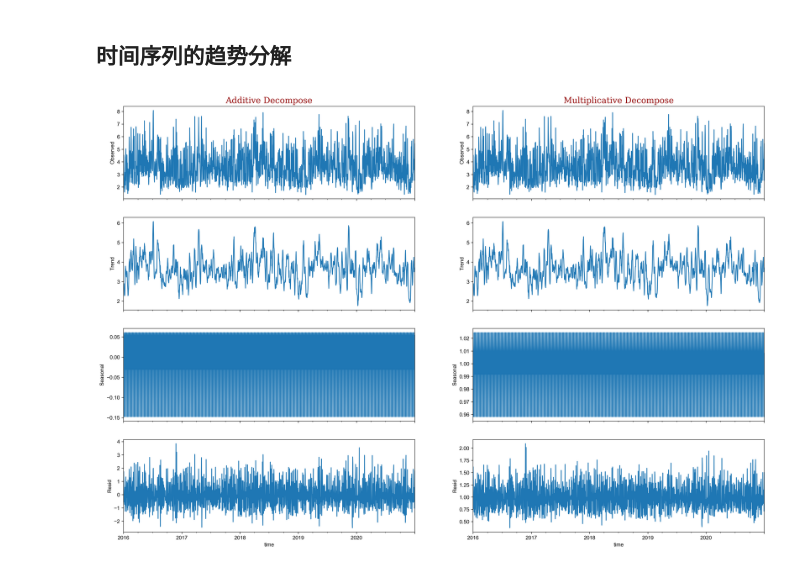
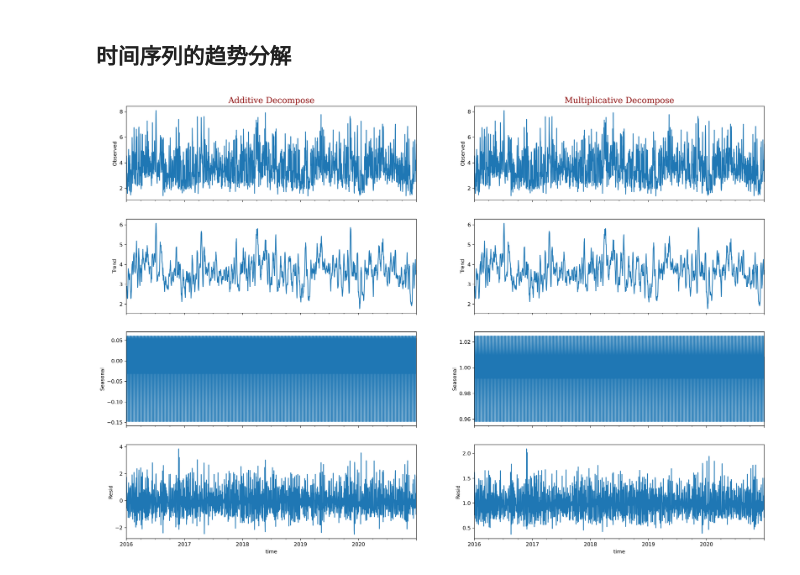
Before and after one commit to yuanzhoulvpi2017/tiny_python, a Jupyter notebook: python_GIS/0501_风向数据_针对nc文件.ipynb, the cells around one changed output. Cells and saved outputs as stored; diff of their text form; code cells hidden in the pictures.

```diff
--- a/python_GIS/0501_风向数据_针对nc文件.ipynb
+++ b/python_GIS/0501_风向数据_针对nc文件.ipynb
@@ -204,35 +206,38 @@ Text(0.5, 0, 'date')
 # %%
 # 导入包
 from statsmodels.tsa.seasonal import seasonal_decompose
 from dateutil.parser import parse
 # 乘法模型
 result_mul = seasonal_decompose(day_data['mean_ws'], model="multilicative", extrapolate_trend='freq')
 result_add = seasonal_decompose(day_data['mean_ws'], model="additive", extrapolate_trend='freq')
 font = {'family': 'serif',
         'color': 'darkred',
         'weight': 'normal',
         'size': 16,
         }
 # 画图
-fig, ax = plt.subplots(ncols=2, nrows=4, figsize=(22, 15), sharex=True, dpi=300)
+
+with plt.style.context('default'):
+    fig, ax = plt.subplots(ncols=2, nrows=4, figsize=(22, 15), sharex=True, dpi=300)
 
 
-def plot_decompose(result, ax, index, title, fontdict=font):
-    ax[0, index].set_title(title, fontdict=fontdict)
-    result.observed.plot(ax=ax[0, index])
-    ax[0, index].set_ylabel("Observed")
+    def plot_decompose(result, ax, index, title, fontdict=font):
+        ax[0, index].set_title(title, fontdict=fontdict)
+        result.observed.plot(ax=ax[0, index])
+        ax[0, index].set_ylabel("Observed")
 
-    result.trend.plot(ax=ax[1, index])
-    ax[1, index].set_ylabel("Trend")
+        result.trend.plot(ax=ax[1, index])
+        ax[1, index].set_ylabel("Trend")
 
-    result.seasonal.plot(ax=ax[2, index])
-    ax[2, index].set_ylabel("Seasonal")
+        result.seasonal.plot(ax=ax[2, index])
+        ax[2, index].set_ylabel("Seasonal")
 
-    result.resid.plot(ax=ax[3, index])
-    ax[3, index].set_ylabel("Resid")
+        result.resid.plot(ax=ax[3, index])
+        ax[3, index].set_ylabel("Resid")
 
 
-plot_decompose(result=result_add, ax=ax, index=0, title="Additive Decompose", fontdict=font)
-plot_decompose(result=result_mul, ax=ax, index=1, title="Multiplicative Decompose", fontdict=font)
+    plot_decompose(result=result_add, ax=ax, index=0, title="Additive Decompose", fontdict=font)
+    plot_decompose(result=result_mul, ax=ax, index=1, title="Multiplicative Decompose", fontdict=font)
+    fig.savefig('decompose.png')
 # %% [output]
-[figure, old version]
+[figure, new version]
```
Also changed, not shown: parts of 3 cells of this notebook, 4 other files.
